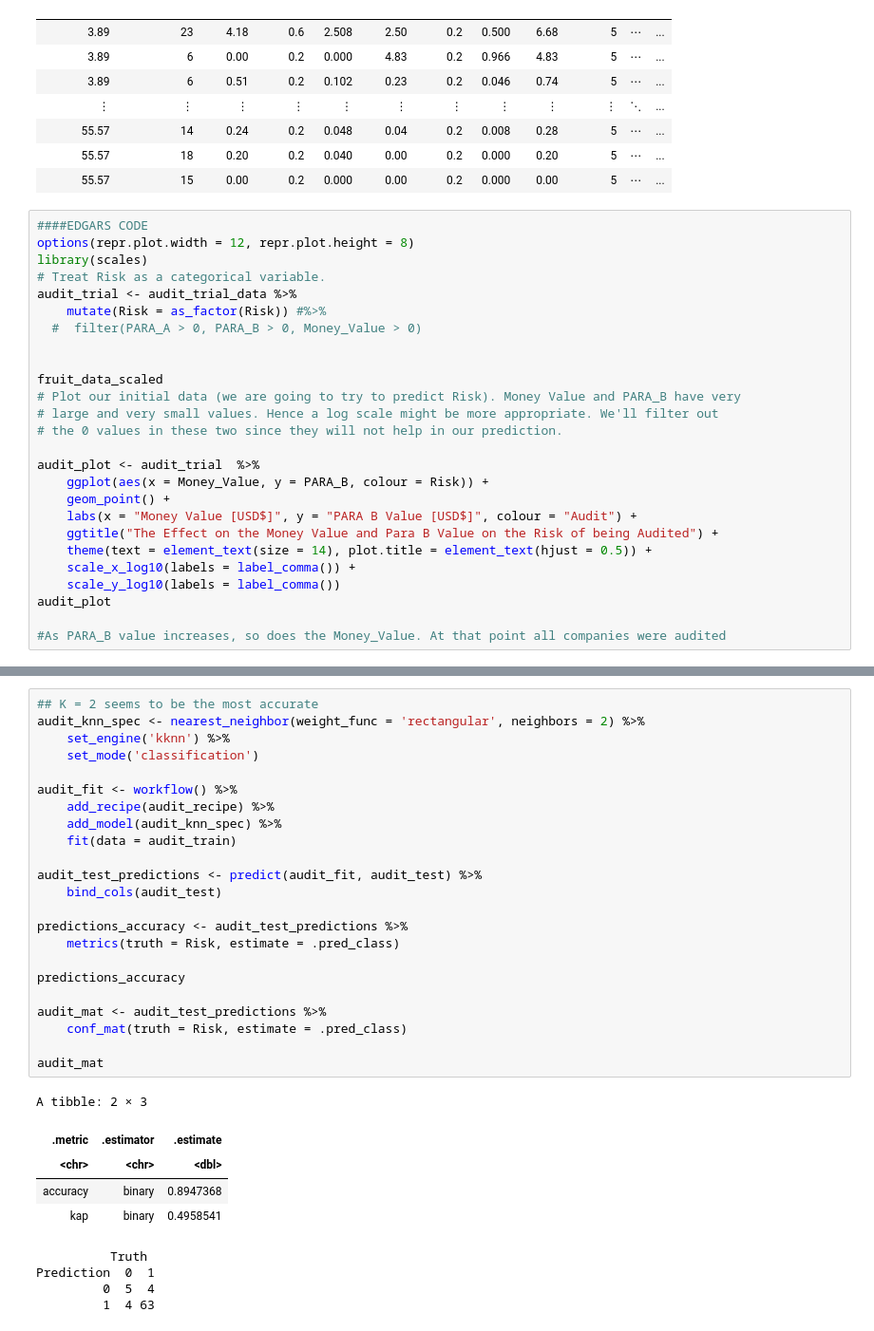
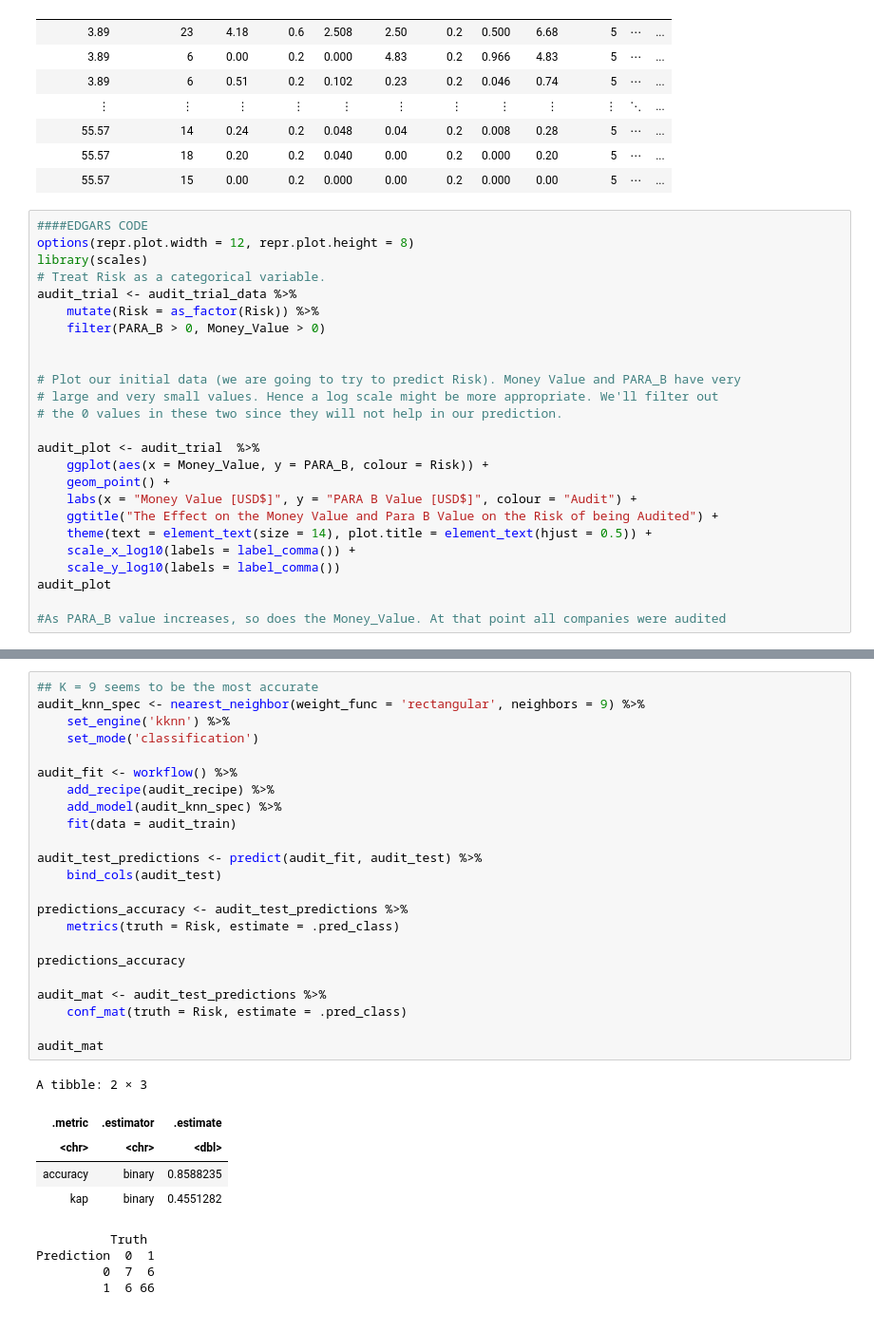
Before and after one commit to fulleraltamiranoe/audit_data, a Jupyter notebook: Audit.ipynb, the cells around one changed output, grey strips where cells are left out. Shown: that part at 95% size. Saved outputs shown, nothing was run; the diff lists cells and outputs as text.

```diff
--- a/Audit.ipynb
+++ b/Audit.ipynb
@@ -72,11 +54,10 @@ options(repr.plot.width = 12, repr.plot.height = 8)
 library(scales)
 # Treat Risk as a categorical variable.
 audit_trial <- audit_trial_data %>%
-    mutate(Risk = as_factor(Risk)) #%>%
-  #  filter(PARA_A > 0, PARA_B > 0, Money_Value > 0)
+    mutate(Risk = as_factor(Risk)) %>%
+    filter(PARA_B > 0, Money_Value > 0)
 
 
-fruit_data_scaled
 # Plot our initial data (we are going to try to predict Risk). Money Value and PARA_B have very
 # large and very small values. Hence a log scale might be more appropriate. We'll filter out
 # the 0 values in these two since they will not help in our prediction.
@@ -136,33 +117,33 @@ accuracy_versus_k
 # %%
-## K = 2 seems to be the most accurate
-audit_knn_spec <- nearest_neighbor(weight_func = 'rectangular', neighbors = 2) %>%
+## K = 9 seems to be the most accurate
+audit_knn_spec <- nearest_neighbor(weight_func = 'rectangular', neighbors = 9) %>%
     set_engine('kknn') %>%
     set_mode('classification')
 
 audit_fit <- workflow() %>%
     add_recipe(audit_recipe) %>%
     add_model(audit_knn_spec) %>%
     fit(data = audit_train)
 
 audit_test_predictions <- predict(audit_fit, audit_test) %>%
     bind_cols(audit_test)
 
 predictions_accuracy <- audit_test_predictions %>%
     metrics(truth = Risk, estimate = .pred_class)
 
 predictions_accuracy
 
 audit_mat <- audit_test_predictions %>%
     conf_mat(truth = Risk, estimate = .pred_class)
 
 audit_mat
 # %% [output]
 A tibble: 2 × 3
 | .metric | .estimator | .estimate |
 | <chr> | <chr> | <dbl> |
-| accuracy | binary | 0.8947368 |
-| kap | binary | 0.4958541 |
+| accuracy | binary | 0.8588235 |
+| kap | binary | 0.4551282 |
           Truth
 Prediction  0  1
-         0  5  4
-         1  4 63
+         0  7  6
+         1  6 66
```
Also changed, not shown: parts of 6 cells of this notebook.
